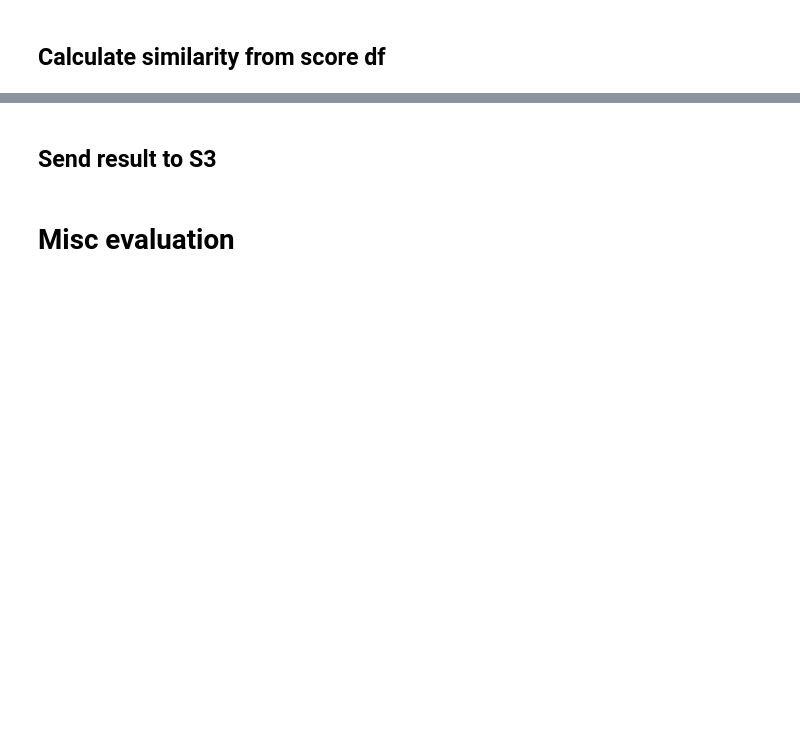
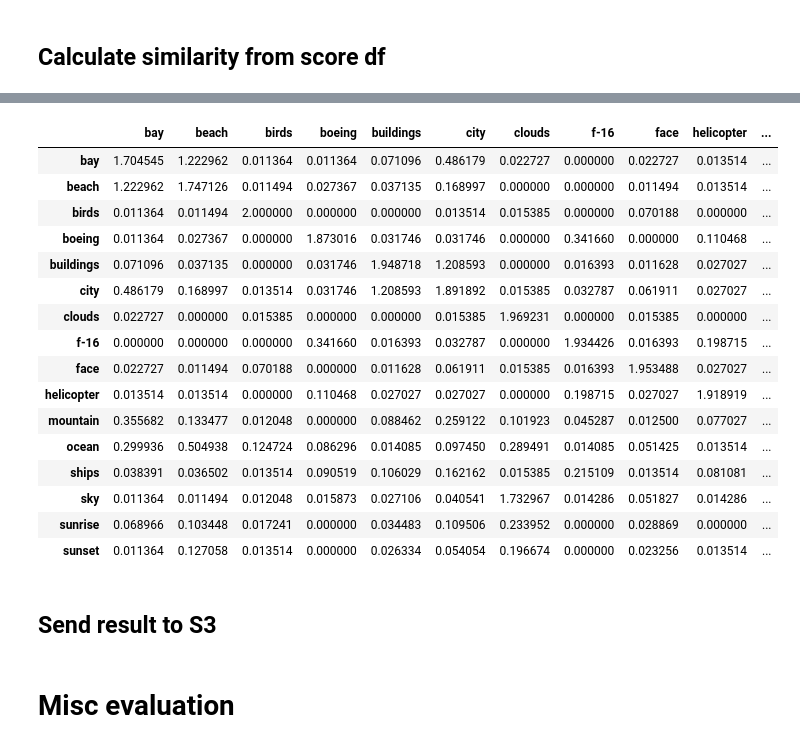
Before and after one commit to karino2/ClassSim, a Jupyter notebook: classifier_similarity.ipynb, the cells around one changed output, grey strips where cells are left out. Saved outputs shown, nothing was run; the diff lists cells and outputs as text; code cells hidden in the pictures; blank space fills up the shorter version.

```diff
--- a/classifier_similarity.ipynb
+++ b/classifier_similarity.ipynb
@@ -134,2 +137,2 @@ ens = ModelBinder_create()
 # %%
-ens.load_all_models(catkeys)
+binder.load_all_models(catkeys)
@@ -136,3 +159,3 @@ ens.load_all_models(catkeys)
 # %%
 %%time
-df = ens.predict(paths)
+df = binder.predict(paths)
@@ -148,15 +174,17 @@ class SimilarityCalculator:
         self.df = df
         self.rmiss = {}
         self.thrshold = thrshold
+        self.cats = [key for key in df.columns.values if key != "filepaths" and key !="label"]
+        self.catidxs = [list(df.columns).index(key) for key in self.cats]
     def combinekey(self, fromkey, tokey):
         return "{0}~{1}".format(fromkey, tokey)
     def saveAll(self):
-        for key in self.df.columns[:-2]:
+        for key in self.cats:
             self.saveNaxx(key)
     def saveNaxx(self, fromkey):
         targetdf = self.df[self.df['label'] == fromkey]
 
-        Nab = (targetdf[targetdf.columns[:-2]] > self.thrshold).sum()
+        Nab = (targetdf[targetdf.columns[self.catidxs]] > self.thrshold).sum()
         Na = len(targetdf)
 
         Nab_a = Nab/Na
@@ -178,6 +206,7 @@ sim = SimilarityCalculator(df)
 # %%
 sim.saveAll()
 # %%
-keys = df.columns[:-2]
+# keys = df.columns[:-2]
+keys = sim.cats
 # %%
 import itertools
@@ -193,6 +222,26 @@ distdf = pd.DataFrame(distsdict)
 distdf.index = keys
 # %%
 distdf.to_pickle(VALID_DISTANCE_DICT_PATH)
+# %%
+distdf
+# %% [output]
+|  | bay | beach | birds | boeing | buildings | city | clouds | f-16 | face | helicopter | ... |
+| bay | 1.704545 | 1.222962 | 0.011364 | 0.011364 | 0.071096 | 0.486179 | 0.022727 | 0.000000 | 0.022727 | 0.013514 | ... |
+| beach | 1.222962 | 1.747126 | 0.011494 | 0.027367 | 0.037135 | 0.168997 | 0.000000 | 0.000000 | 0.011494 | 0.013514 | ... |
+| birds | 0.011364 | 0.011494 | 2.000000 | 0.000000 | 0.000000 | 0.013514 | 0.015385 | 0.000000 | 0.070188 | 0.000000 | ... |
+| boeing | 0.011364 | 0.027367 | 0.000000 | 1.873016 | 0.031746 | 0.031746 | 0.000000 | 0.341660 | 0.000000 | 0.110468 | ... |
+| buildings | 0.071096 | 0.037135 | 0.000000 | 0.031746 | 1.948718 | 1.208593 | 0.000000 | 0.016393 | 0.011628 | 0.027027 | ... |
+| city | 0.486179 | 0.168997 | 0.013514 | 0.031746 | 1.208593 | 1.891892 | 0.015385 | 0.032787 | 0.061911 | 0.027027 | ... |
+| clouds | 0.022727 | 0.000000 | 0.015385 | 0.000000 | 0.000000 | 0.015385 | 1.969231 | 0.000000 | 0.015385 | 0.000000 | ... |
+| f-16 | 0.000000 | 0.000000 | 0.000000 | 0.341660 | 0.016393 | 0.032787 | 0.000000 | 1.934426 | 0.016393 | 0.198715 | ... |
+| face | 0.022727 | 0.011494 | 0.070188 | 0.000000 | 0.011628 | 0.061911 | 0.015385 | 0.016393 | 1.953488 | 0.027027 | ... |
+| helicopter | 0.013514 | 0.013514 | 0.000000 | 0.110468 | 0.027027 | 0.027027 | 0.000000 | 0.198715 | 0.027027 | 1.918919 | ... |
+| mountain | 0.355682 | 0.133477 | 0.012048 | 0.000000 | 0.088462 | 0.259122 | 0.101923 | 0.045287 | 0.012500 | 0.077027 | ... |
+| ocean | 0.299936 | 0.504938 | 0.124724 | 0.086296 | 0.014085 | 0.097450 | 0.289491 | 0.014085 | 0.051425 | 0.013514 | ... |
+| ships | 0.038391 | 0.036502 | 0.013514 | 0.090519 | 0.106029 | 0.162162 | 0.015385 | 0.215109 | 0.013514 | 0.081081 | ... |
+| sky | 0.011364 | 0.011494 | 0.012048 | 0.015873 | 0.027106 | 0.040541 | 1.732967 | 0.014286 | 0.051827 | 0.014286 | ... |
+| sunrise | 0.068966 | 0.103448 | 0.017241 | 0.000000 | 0.034483 | 0.109506 | 0.233952 | 0.000000 | 0.028869 | 0.000000 | ... |
+| sunset | 0.011364 | 0.127058 | 0.013514 | 0.000000 | 0.026334 | 0.054054 | 0.196674 | 0.000000 | 0.023256 | 0.013514 | ... |
 # %% [markdown]
 ## Send result to S3
 # %%
```
Also changed, not shown: parts of 11 cells of this notebook.
